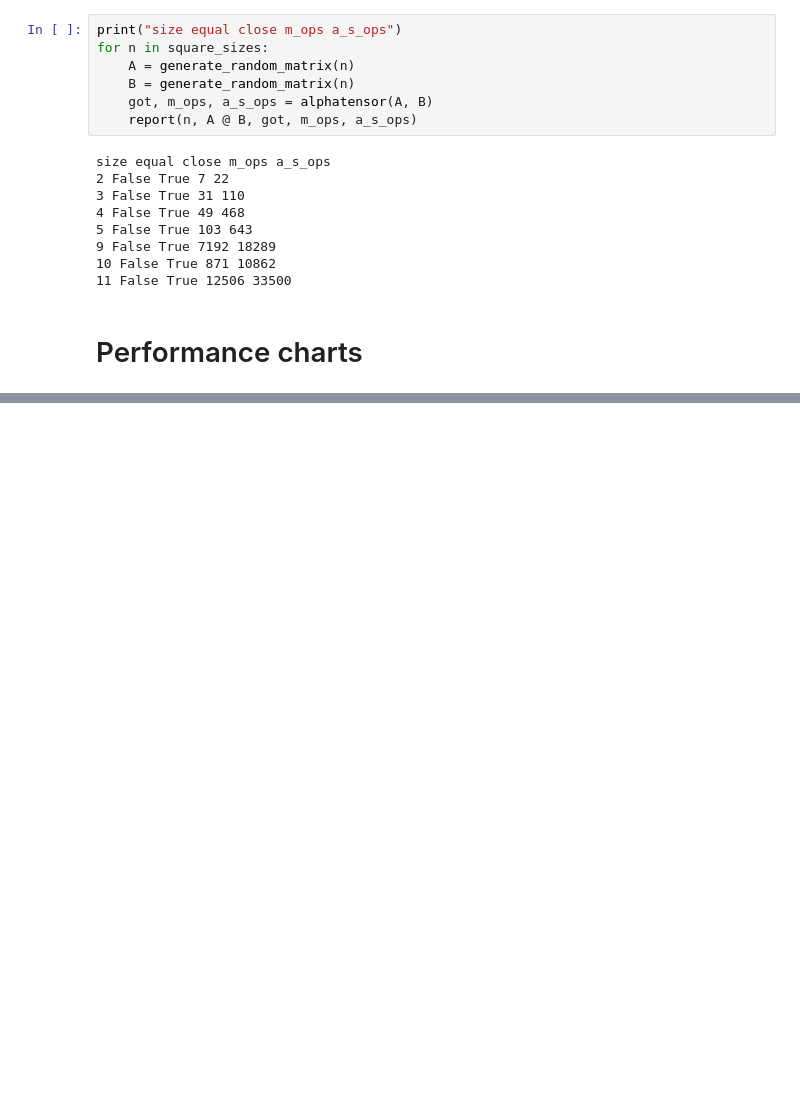
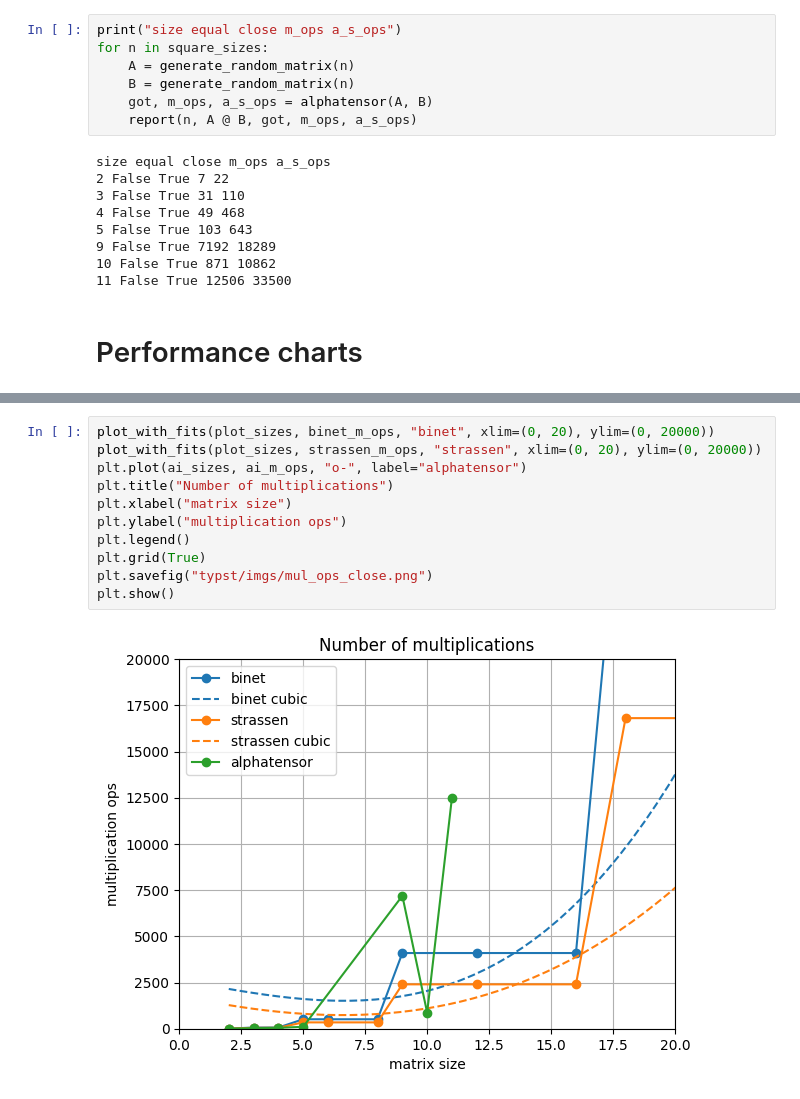
Before and after one commit to WerminskiGabriel/AGH-MatrixAlgo, a Jupyter notebook: lab1/lab1.ipynb, the cells around one changed output, grey strips where cells are left out. Cells and saved outputs as stored; diff of their text form; blank space fills up the shorter version.

```diff
--- a/lab1/lab1.ipynb
+++ b/lab1/lab1.ipynb
@@ -361,3 +377,16 @@ plt.show()
+# %%
+plot_with_fits(plot_sizes, binet_m_ops, "binet", xlim=(0, 20), ylim=(0, 20000))
+plot_with_fits(plot_sizes, strassen_m_ops, "strassen", xlim=(0, 20), ylim=(0, 20000))
+plt.plot(ai_sizes, ai_m_ops, "o-", label="alphatensor")
+plt.title("Number of multiplications")
+plt.xlabel("matrix size")
+plt.ylabel("multiplication ops")
+plt.legend()
+plt.grid(True)
+plt.savefig("typst/imgs/mul_ops_close.png")
+plt.show()
+# %% [output]
+[figure, added]
 # %%
 plot_with_fits(plot_sizes, binet_a_s_ops, "binet")
 plot_with_fits(plot_sizes, strassen_a_s_ops, "strassen")
```
Also changed, not shown: parts of 8 cells of this notebook, 12 other files.
